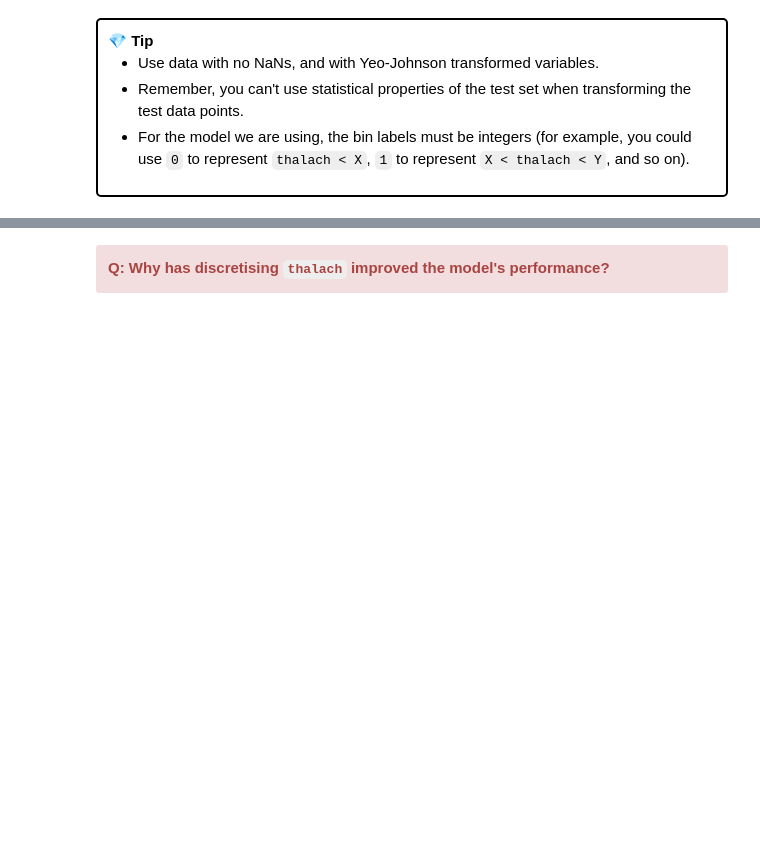
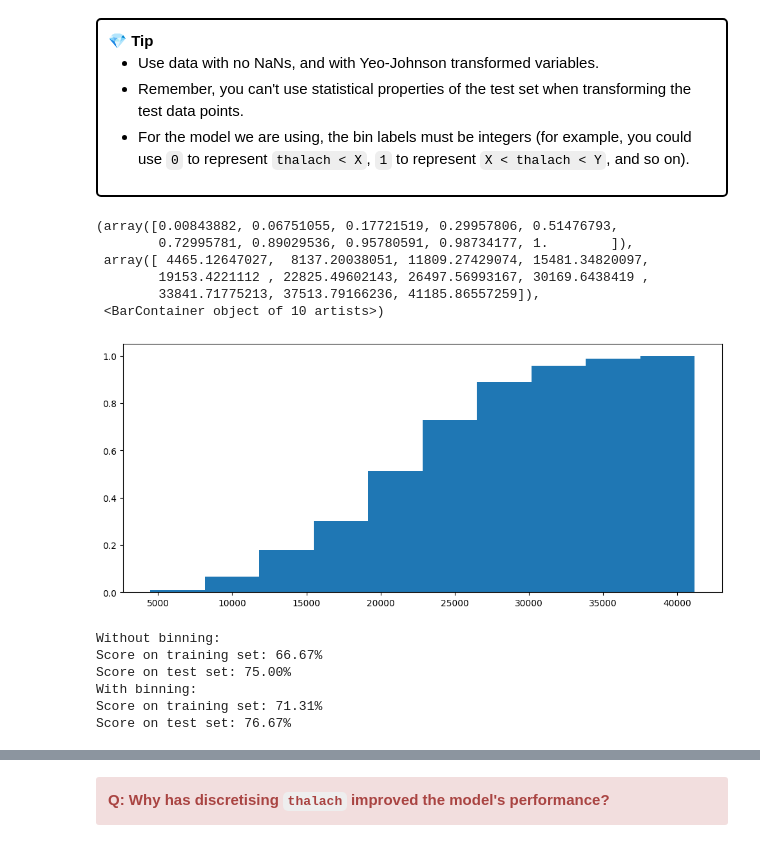
Before and after one commit to UCL-ELEC0136/5-feature-engineering-CurieN26, a Jupyter notebook: 5-feature-engineering.ipynb, the cells around one changed output, grey strips where cells are left out. Saved outputs shown, nothing was run; the diff lists cells and outputs as text; code cells hidden in the pictures; blank space fills up the shorter version.

```diff
--- a/5-feature-engineering.ipynb
+++ b/5-feature-engineering.ipynb
@@ -580,3 +579,12 @@ Sometimes, we might want to turn a continuous feature into a discrete one. Somet
 </div>
 # %%
 # Add your code here:
+plt.hist(X_train["thalach"], density = True, cumulative = True)
+# %% [output]
+(array([0.00843882, 0.06751055, 0.17721519, 0.29957806, 0.51476793,
+        0.72995781, 0.89029536, 0.95780591, 0.98734177, 1.        ]),
+ array([ 4465.12647027,  8137.20038051, 11809.27429074, 15481.34820097,
+        19153.4221112 , 22825.49602143, 26497.56993167, 30169.6438419 ,
+        33841.71775213, 37513.79166236, 41185.86557259]),
+ <BarContainer object of 10 artists>)
+[figure, added]
@@ -586,0 +591,26 @@ Sometimes, we might want to turn a continuous feature into a discrete one. Somet
+# %%
+X_train_binned = X_train.copy()
+X_test_binned = X_test.copy()
+nbins = 10
+# We use qcut to get bins with the same number of samples in each
+X_train_binned["thalach"], bins = pd.qcut(X_train["thalach"], q=nbins, retbins=True, labels=[i for i in range(nbins)])
+# We don't have access to the test data, so we can't use qcut here
+# Instead, we need to reuse the bins that were generated for the training data
+X_test_binned["thalach"] = pd.cut(X_test["thalach"], bins=bins, labels=[i for i in range(nbins)])
+
+print("Without binning:")
+support_vector_machine.evaluate(base_model, X_train, y_train, X_test, y_test)
+print("With binning:")
+binned_model = support_vector_machine.train(X_train_binned, y_train)
+support_vector_machine.evaluate(binned_model, X_train_binned, y_train, X_test_binned, y_test)
+
+X_train = X_train_binned
+X_test = X_test_binned
+base_model = binned_model
+# %% [output]
+Without binning:
+Score on training set: 66.67%
+Score on test set: 75.00%
+With binning:
+Score on training set: 71.31%
+Score on test set: 76.67%
```
Also changed, not shown: parts of 20 cells of this notebook.
